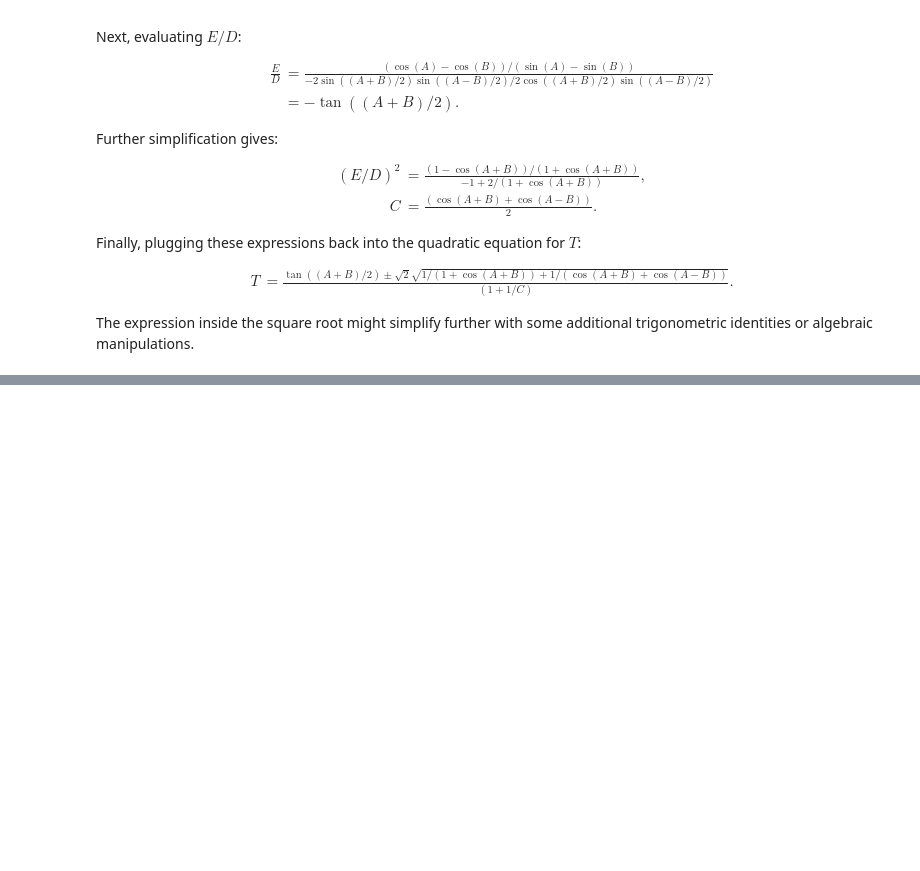
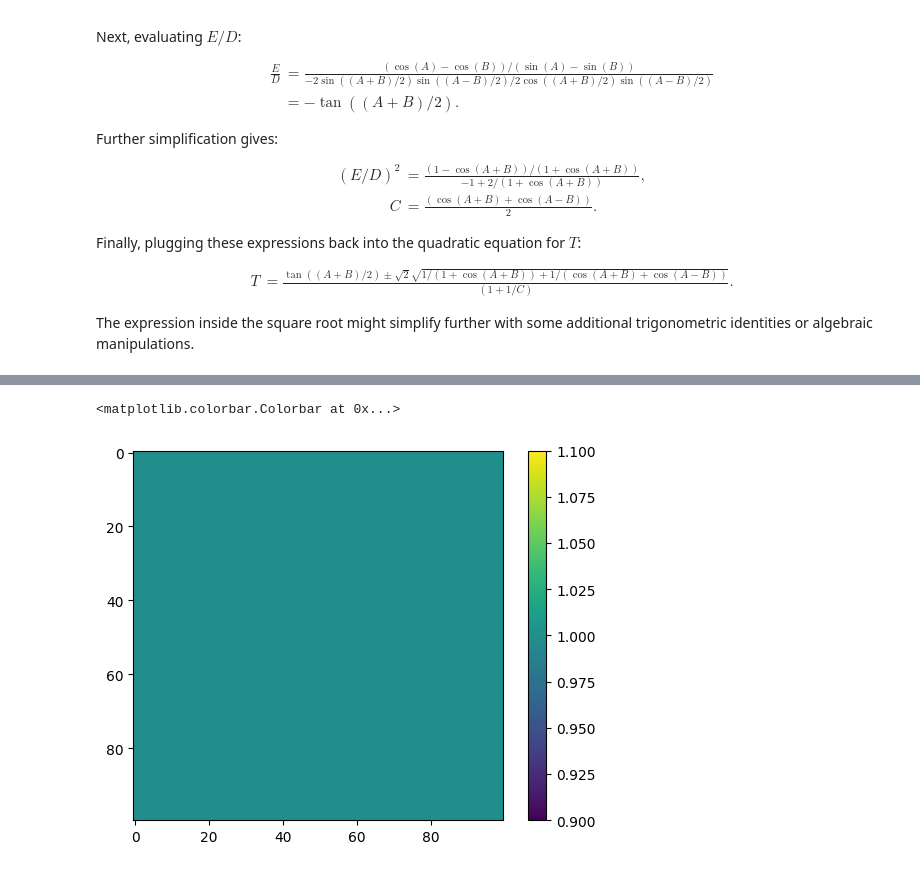
Before and after one commit to pchlenski/hyperdt, a Jupyter notebook: 29_solved_midpoints.ipynb, the cells around one changed output, grey strips where cells are left out. Drawn from its saved outputs; the diff is of its cells as text; code cells hidden in the pictures; blank space fills up the shorter version.

Commit message:
Got first correct-seeming root; archival copy of notebook 29

```diff
--- a/29_solved_midpoints.ipynb
+++ b/29_solved_midpoints.ipynb
@@ -137,3 +171,80 @@ True
+# %%
+# Specifically when theta_1 and theta_2 land in different quadrants:
+import matplotlib.pyplot as plt
+
+theta_1_c = np.linspace(np.pi / 4 + 0.001, *np.pi / 2 - 0.001, 100)
+theta_2_c = np.linspace(np.pi / 2 + 0.001, 3 * np.pi / 4 - 0.001, 100)
+
+my_grid = np.zeros((len(theta_1_c), len(theta_2_c)))
+for i, t1 in enumerate(theta_1_c):
+    for j, t2 in enumerate(theta_2_c):
+        midpoints = get_midpoint(t1, t2)
+        if not np.any([is_midpoint(t1, t2, tm) for tm in midpoints]):
+            print("No midpoint found for", t1, t2)
+        else:
+            my_grid[i, j] = 1
+
+plt.imshow(my_grid)
+# %%
+# Oh okay, I think this works!!!!!
+
+
+def get_midpoint_cot(a, b):
+    if np.isclose(a, b):
+        return [a]
+
+    c = np.cos(a) * np.cos(b)
+    d = np.cos(a) - np.cos(b)
+    e = np.sin(a) - np.sin(b)
+
+    if np.isclose(c, 0):
+        print("c is close to 0")
+
+    # t1 = -e / d
+    # t2 = np.sqrt((e / d) ** 2 + (1 + 1 / c))
+    # t3 = 1 + 1 / c
+    t1 = c * d
+    t2 = -2 * c * e
+    t3 = -d * (1 + c)
+
+    if np.isnan(t1):
+        print("t1 is nan")
+    if np.isnan(t2):
+        print("t2 is nan", 1 / c)
+    if np.isnan(t3):
+        print("t3 is nan")
+
+    # t1 = np.tan((a + b) / 2)
+    # t2 = np.sqrt(2) * np.sqrt(1 / (1 + np.cos(a + b)) + 1 / (np.cos(a + b) + np.cos(a - b)))
+    # t3 = 1 + 1 / c
+
+    # T_solutions = [(t1 + t2) / t3, (t1 - t2) / t3]  # quadratic
+    T_solutions = np.roots([t1, t2, t3])
+    M_solutions = np.arctan(1 / T_solutions)  # since T := tan(M)
+
+    return M_solutions
+
+
+# Specifically when theta_1 and theta_2 land in different quadrants:
+theta_1_c = np.linspace(np.pi / 4 + 0.001, np.pi / 2 - 0.001, 100)
+theta_2_c = np.linspace(np.pi / 2 + 0.001, 3 * np.pi / 4 - 0.001, 100)
+
+my_grid = np.zeros((len(theta_1_c), len(theta_2_c)))
+for i, t1 in enumerate(theta_1_c):
+    for j, t2 in enumerate(theta_2_c):
+        midpoints = get_midpoint_cot(t1, t2)
+        if not np.any([is_midpoint(t1, t2, tm) for tm in midpoints]):
+            tm = midpoints[0]
+            print(f"No midpoint found for {t1 / np.pi:.3f}, {tm / np.pi:.3f}, {t2 / np.pi:.3f}")
+            print(np.cos(t2) * np.cos(t1 + tm) ** 2 - np.cos(t1) * np.cos(t2 + tm) ** 2)
+        else:
+            my_grid[i, j] = 1
+
+plt.imshow(my_grid)
+plt.colorbar()
+# %% [output]
+<matplotlib.colorbar.Colorbar at 0x...>
+[figure, added]
 # %%
 # ChatGPT solution: return correct value for pi/4 < t1, t2 < 3pi/4
 
```
Also changed, not shown: parts of 8 cells of this notebook.
